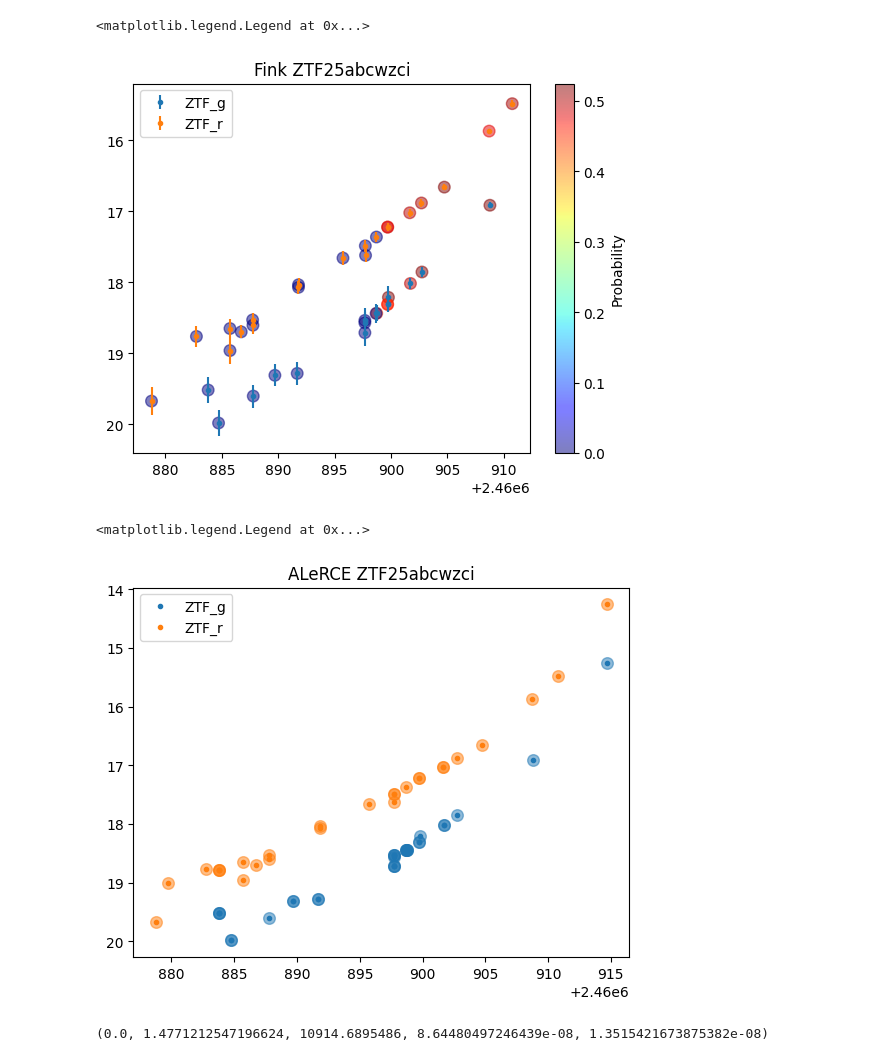
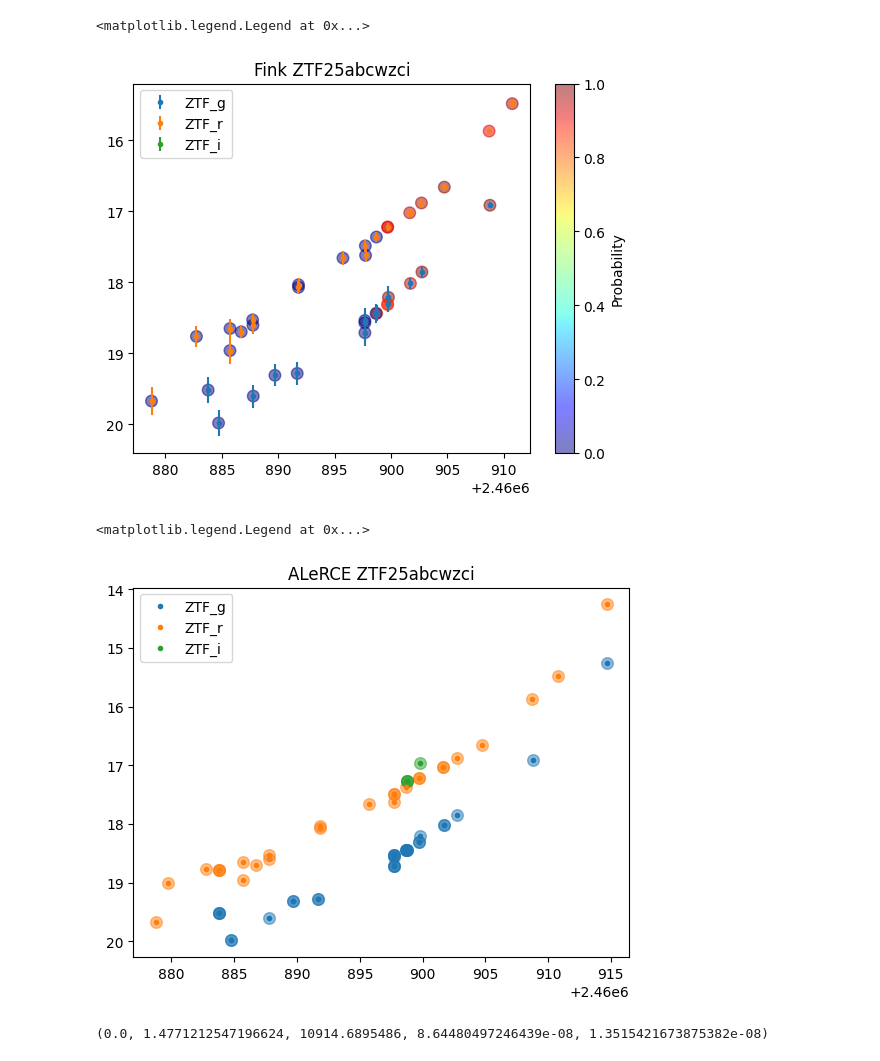
Before and after one commit to mpgh/tom_opm_tools, a Jupyter notebook: OPM_test_event_ZTF2025/test_event_2025_ZTF_fink.ipynb, the cells around one changed output. Saved outputs shown, nothing was run; the diff lists cells and outputs as text; code cells hidden in the pictures.

```diff
--- a/OPM_test_event_ZTF2025/test_event_2025_ZTF_fink.ipynb
+++ b/OPM_test_event_ZTF2025/test_event_2025_ZTF_fink.ipynb
@@ -18,7 +16,7 @@ r = requests.post(
 )
 pdf_fink = pd.read_json(io.BytesIO(r.content))
 # rename TOM MOP OPM
-namedic = {1: "ZTF_g", 2: "ZTF_r"}
+namedic = {1: "ZTF_g", 2: "ZTF_r", 3: "ZTF_i"}
 pdf_fink["filter"] = pdf_fink["i:fid"].map(namedic)
 new_pdf_fink = pdf_fink[["i:jd", "filter", "i:magpsf", "i:sigmapsf", "d:mulens"]].copy()
 new_pdf_fink = new_pdf_fink.rename(
@@ -27,10 +25,10 @@ new_pdf_fink = new_pdf_fink.rename(
 # new_pdf.to_csv("{}.csv".format(pdf["i:objectId"][0]), index=False)
 # %%
 # ALeRCE https://alerce.readthedocs.io/en/latest/tutorials/ztf_api.html#query-lightcurve
-# lightcurve = alerce.query_lightcurve(object_id,format="json")
+lightcurve = alerce.query_lightcurve(object_id,format="json")
 pdf_alerce = pd.DataFrame.from_dict(lightcurve["detections"])
 # rename TOM MOP OPM
-namedic = {1: "ZTF_g", 2: "ZTF_r"}
+namedic = {1: "ZTF_g", 2: "ZTF_r",3: "ZTF_i"}
 pdf_alerce["filter"] = pdf_alerce["fid"].map(namedic)
 new_pdf_alerce = pdf_alerce[["mjd", "filter", "magpsf", "sigmapsf"]].copy()
 # convert mjd to jd
@@ -41,35 +39,35 @@ new_pdf_alerce = new_pdf_alerce.rename(
 # %%
 plt.gca().invert_yaxis()
 plt.title("Fink {}".format(object_id))
-for fid in range(1, 3):
+for fid in range(1, 4):
     mask_filt = new_pdf_fink["filter"] == namedic[fid]
     plt.errorbar(
         new_pdf_fink["time"][mask_filt].array,
         new_pdf_fink["magnitude"][mask_filt].array,
         yerr=new_pdf_fink["error"][mask_filt].array,
         fmt=".",
         label=namedic[fid],
     )
     plt.scatter(
         new_pdf_fink["time"][mask_filt].array,
         new_pdf_fink["magnitude"][mask_filt].array,
         c=new_pdf_fink["d:mulens"][mask_filt].array,
         s=70,
         cmap="jet",
         zorder=0,
         alpha=0.5,
     )
 cb = plt.colorbar()
 cb.set_label("Probability")
 
 plt.legend()
 # %% [output]
 <matplotlib.legend.Legend at 0x...>
-[figure, old version]
+[figure, new version]
 # %%
 plt.gca().invert_yaxis()
 plt.title("ALeRCE {}".format(object_id))
-for fid in range(1, 3):
+for fid in range(1, 4):
     mask_filt = new_pdf_alerce["filter"] == namedic[fid]
     plt.errorbar(
         new_pdf_alerce["time"][mask_filt].array,
@@ -91,7 +89,7 @@ for fid in range(1, 3):
 plt.legend()
 # %% [output]
 <matplotlib.legend.Legend at 0x...>
-[figure, old version]
+[figure, new version]
 # %%
 # %config InlineBackend.figure_formats = ['svg']
 import numpy as np
```
Also changed, not shown: parts of 1 cell of this notebook, 3 other files.
